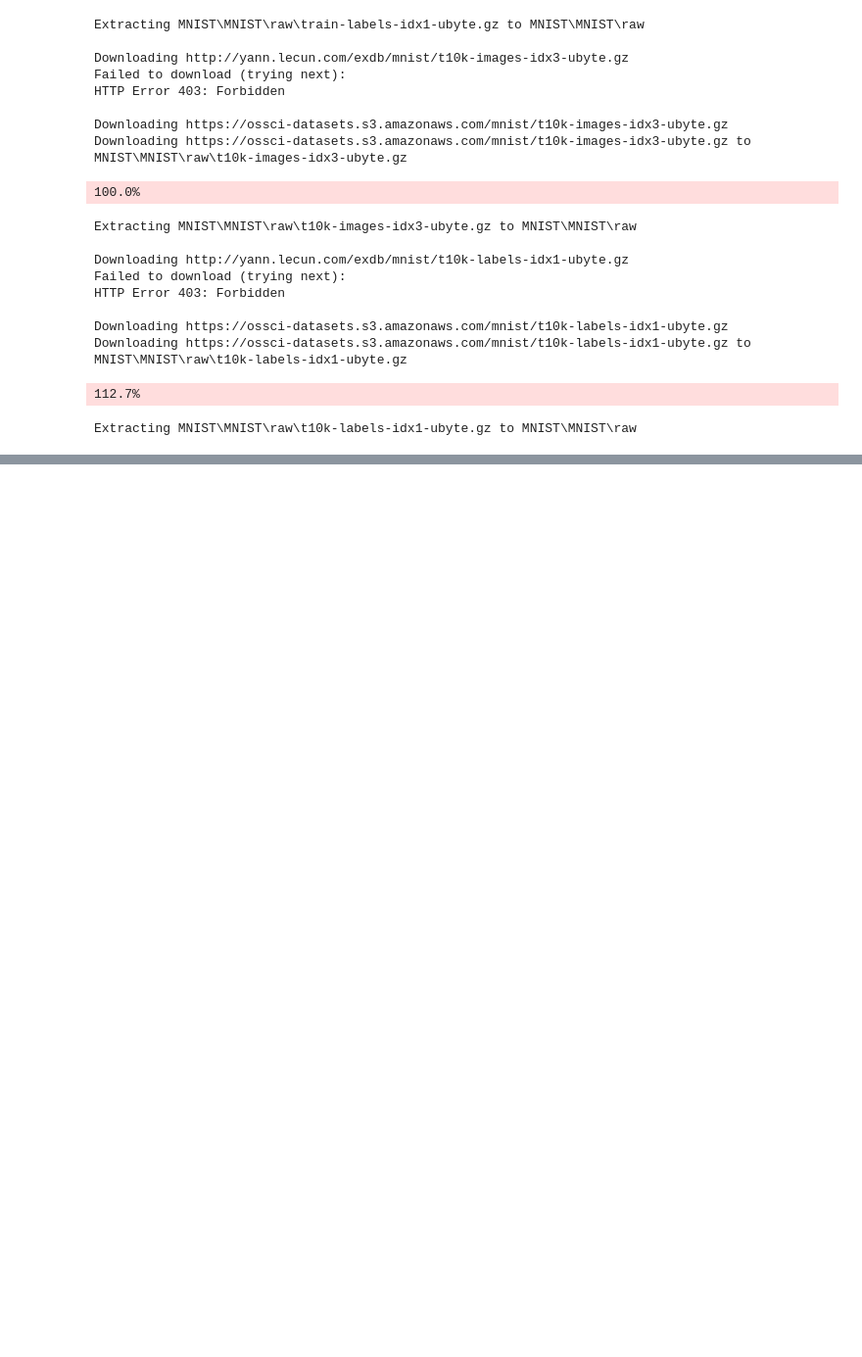
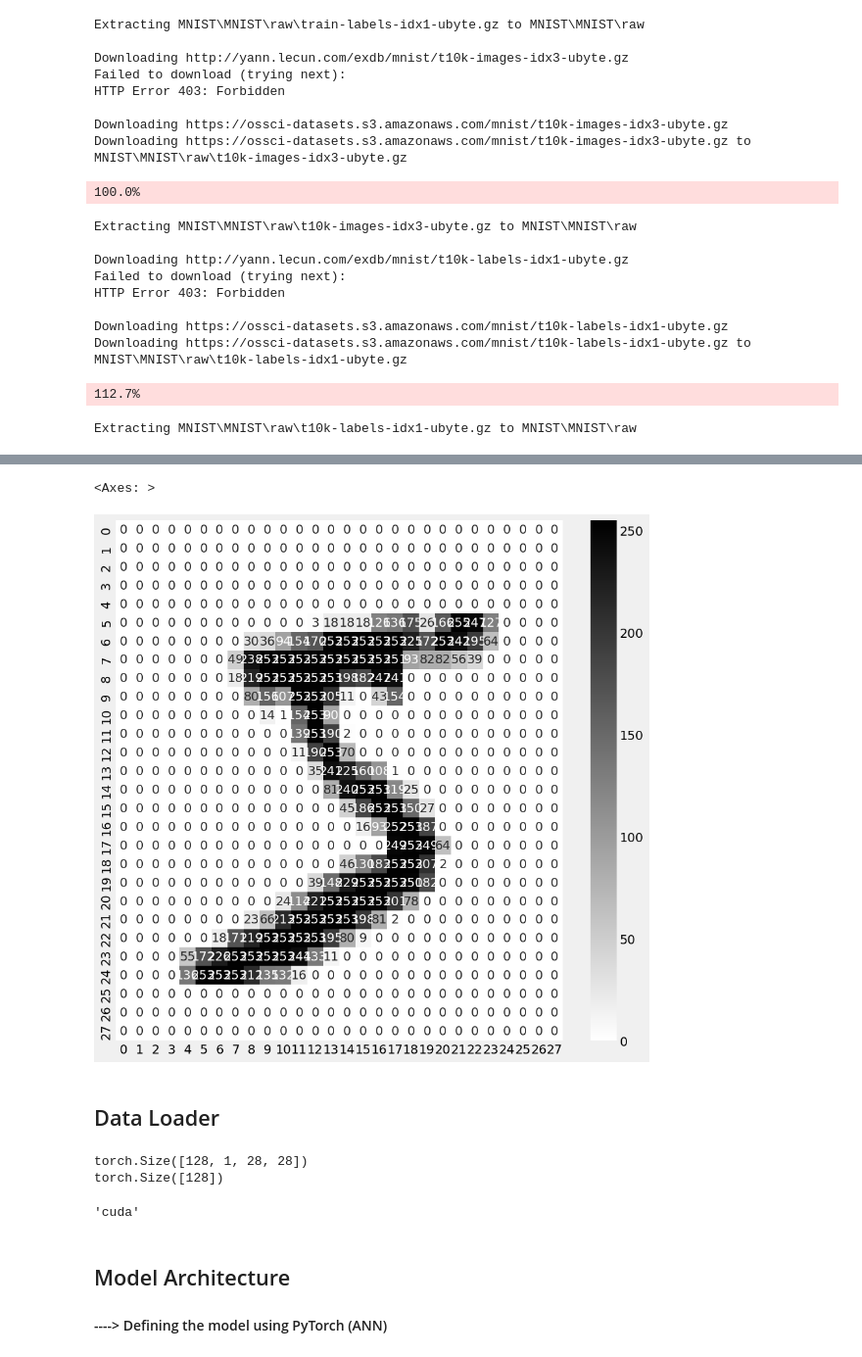
Before and after one commit to Dhruv-saxena-25/pytorch, a Jupyter notebook: notebooks/ANN_pytorch.ipynb, the cells around one changed output, grey strips where cells are left out. Shown at 98% size. Cells and saved outputs as stored; diff of their text form; code cells hidden in the pictures; blank space fills up the shorter version.

```diff
--- a/notebooks/ANN_pytorch.ipynb
+++ b/notebooks/ANN_pytorch.ipynb
@@ -71,0 +122,8 @@ Extracting MNIST\MNIST\raw\t10k-labels-idx1-ubyte.gz to MNIST\MNIST\raw
+# %%
+plt.figure(figsize=(10,10))
+sns.heatmap(train_data.data[0], cmap="binary", annot=True, fmt='d')
+# %% [output]
+<Axes: >
+[figure, added]
+# %% [markdown]
+## Data Loader
@@ -71,0 +139,16 @@ Extracting MNIST\MNIST\raw\t10k-labels-idx1-ubyte.gz to MNIST\MNIST\raw
+# %%
+for x in train_data_loader:
+    print(x[0].shape)
+    print(x[1].shape)
+    break
+# %% [output]
+torch.Size([128, 1, 28, 28])
+torch.Size([128])
+# %%
+DEVICE= "cuda" if torch.cuda.is_available() else 'cpu'
+DEVICE
+# %% [output]
+'cuda'
+# %% [markdown]
+## Model Architecture
+#### ----> Defining the model using PyTorch (ANN)
```
Also changed, not shown: parts of 21 cells of this notebook, 6 other files.
